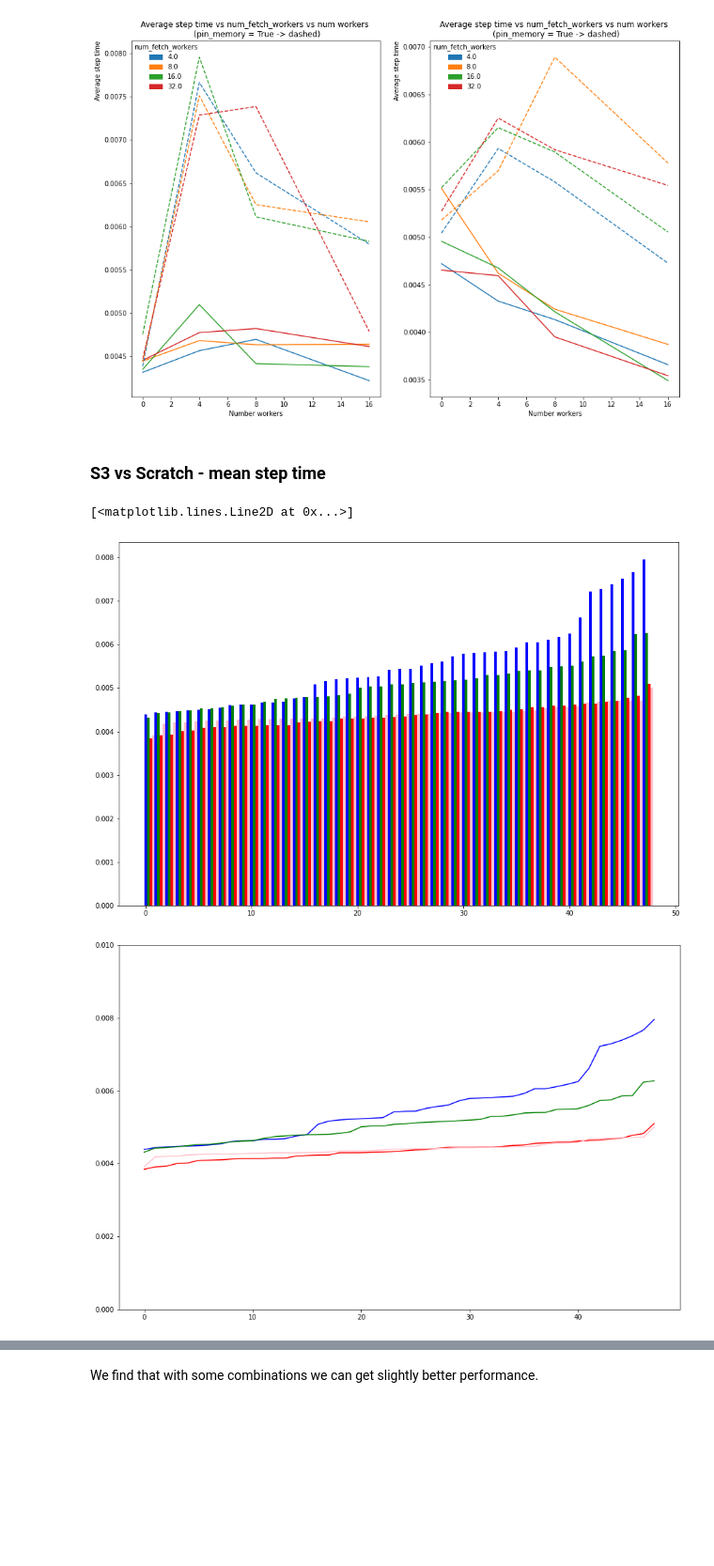
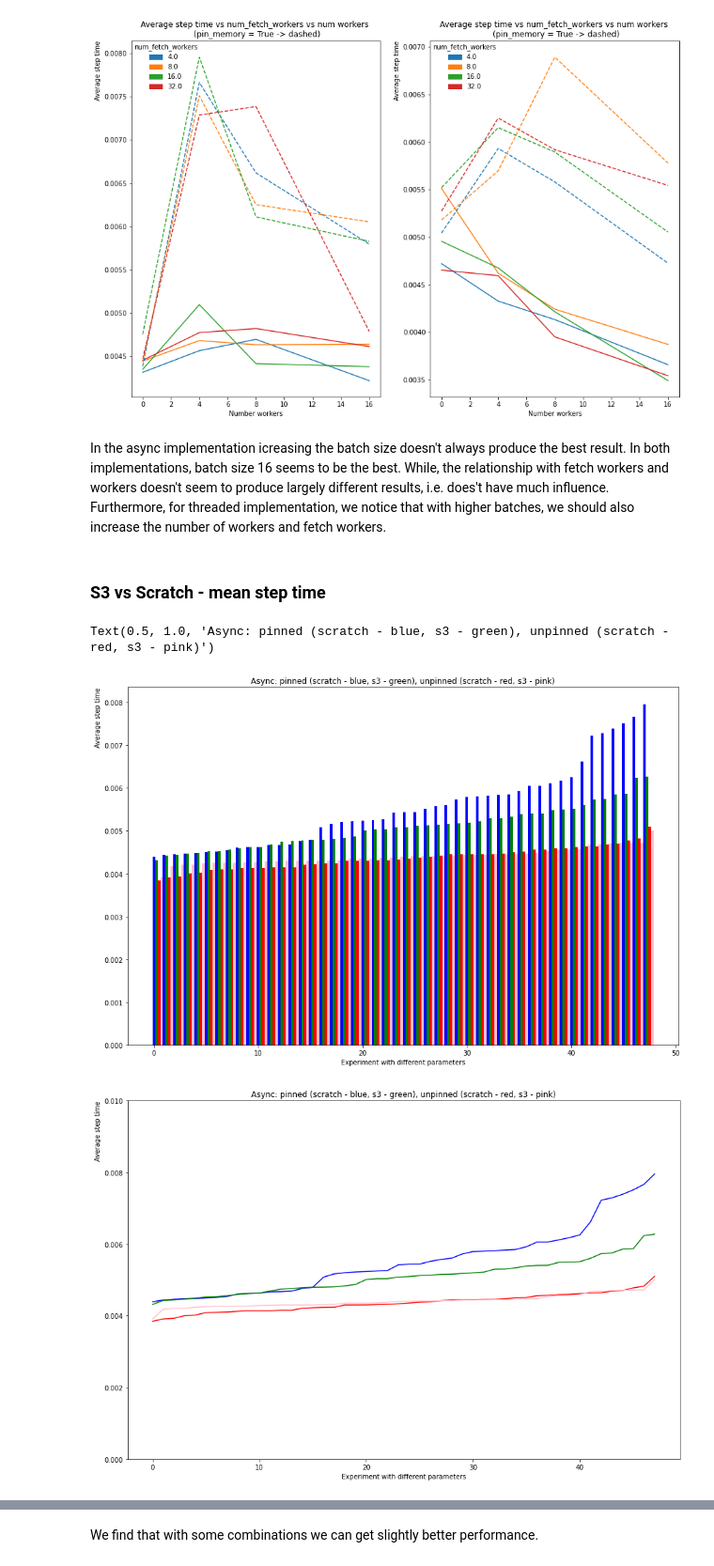
Before and after one commit to iarai/concurrent-dataloader, a Jupyter notebook: src/analysis/AnalysisDataloaderE2E.ipynb, the cells around one changed output, grey strips where cells are left out. Shown at 94% size. Drawn from its saved outputs; the diff is of its cells as text; code cells hidden in the pictures; blank space fills up the shorter version.

```diff
--- a/src/analysis/AnalysisDataloaderE2E.ipynb
+++ b/src/analysis/AnalysisDataloaderE2E.ipynb
@@ -433,32 +490,43 @@ plot_data([data_scratch_async, data_scratch_threaded], "batch_size", 32, "num_fe
 plot_data([data_scratch_async, data_scratch_threaded], "batch_size", 64, "num_fetch_workers", num_fetch_workers_unique)
 # %% [output]
 [figure]
+# %% [markdown]
+In the async implementation icreasing the batch size doesn't always produce the best result. In both implementations, batch size 16 seems to be the best. While, the relationship with fetch workers and workers doesn't seem to produce largely different results, i.e. does't have much influence.
+Furthermore, for threaded implementation, we notice that with higher batches, we should also increase the number of workers and fetch workers.
 # %% [markdown]
 ### S3 vs Scratch - mean step time  <a class="anchor" id="s3vsscratch">
 # %%
 scratch_pin_async = data_scratch_async[data_scratch_async["pin_memory"]==1].sort_values(["mean"], ascending=True)
 scratch_unpin_async = data_scratch_async[data_scratch_async["pin_memory"]==0].sort_values(["mean"], ascending=True)
 scratch_pin_threaded = data_scratch_threaded[data_scratch_threaded["pin_memory"]==1].sort_values(["mean"], ascending=True)
 scratch_unpin_threaded = data_scratch_threaded[data_scratch_threaded["pin_memory"]==0].sort_values(["mean"], ascending=True)
 
 # async
 w = 1.0/4.0
 fig, ax = plt.subplots(figsize=(15, 10))
 ax.bar(x=range(len(scratch_pin_async)), height=scratch_pin_async["mean"], width=w, color="blue")
 ax.bar(x=[x+0.25 for x in range(len(s3_pin_async))], height=s3_pin_async["mean"], width=w, color="green")
 ax.bar(x=[x+0.5 for x in range(len(scratch_unpin_async))], height=scratch_unpin_async["mean"], width=w, color="red")
 ax.bar(x=[x+0.75 for x in range(len(s3_unpin_async))], height=s3_unpin_async["mean"], width=w, color="pink")
 
+ax.set_xlabel("Experiment with different parameters", loc="center")
+ax.set_ylabel("Average step time", loc="top")
+ax.set_title(f"Async: pinned (scratch - blue, s3 - green), unpinned (scratch - red, s3 - pink)", loc='center')
+
 fig, ax = plt.subplots(figsize=(15, 10))
 ax.axis(ymin=0.0, ymax=0.01)
 ax.plot(range(len(scratch_pin_async)), scratch_pin_async["mean"], color="blue")
 ax.plot(range(len(scratch_pin_async)), s3_pin_async["mean"], color="green")
 ax.plot(range(len(scratch_pin_async)), scratch_unpin_async["mean"], color="red")
 ax.plot(range(len(scratch_pin_async)), s3_unpin_async["mean"], color="pink")
+
+ax.set_xlabel("Experiment with different parameters", loc="center")
+ax.set_ylabel("Average step time", loc="top")
+ax.set_title(f"Async: pinned (scratch - blue, s3 - green), unpinned (scratch - red, s3 - pink)", loc='center')
 # %% [output]
-[<matplotlib.lines.Line2D at 0x...>]
+Text(0.5, 1.0, 'Async: pinned (scratch - blue, s3 - green), unpinned (scratch - red, s3 - pink)')
-[figure, old version]
+[figure, new version]
-[figure, old version]
+[figure, new version]
 # %%
 # threaded
 w = 1.0/4.0
```
Also changed, not shown: parts of 31 cells of this notebook, 3 other files.
